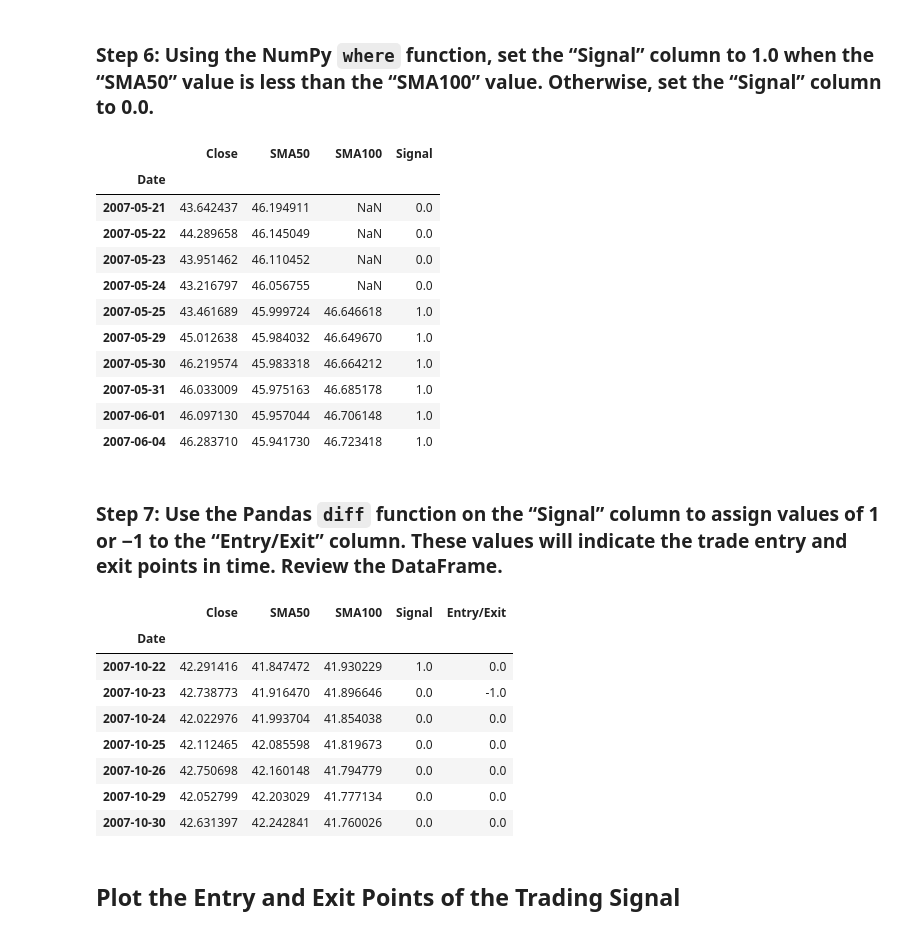
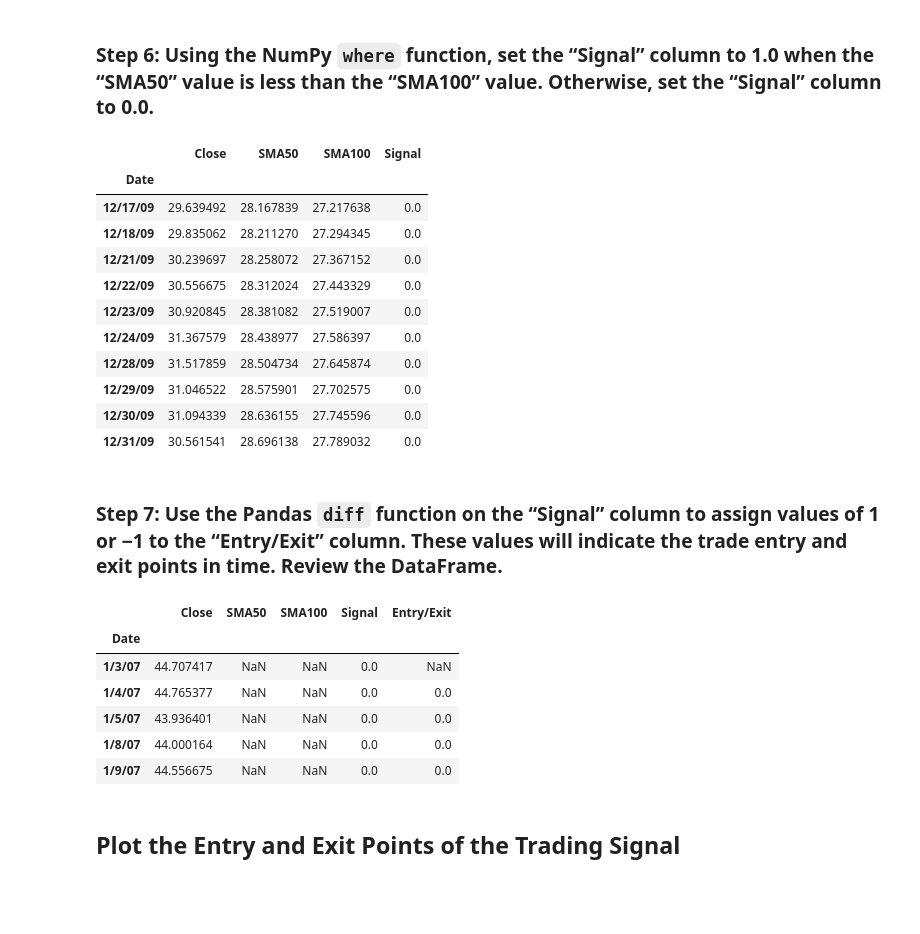
Before and after one commit to apakuki/FinTechBC-ClassActivity, a Jupyter notebook: 14/1/Activities/07-Stu_Short_Position_Algorithm/Unsolved/create_a_short_position_algorithm.ipynb, the cells around one changed output. Cells and saved outputs as stored; diff of their text form; code cells hidden in the pictures; blank space fills up the shorter version.

Commit message:
Short selling

```diff
--- a/14/1/Activities/07-Stu_Short_Position_Algorithm/Unsolved/create_a_short_position_algorithm.ipynb
+++ b/14/1/Activities/07-Stu_Short_Position_Algorithm/Unsolved/create_a_short_position_algorithm.ipynb
@@ -117,17 +114,20 @@ signals_df.hvplot()
 ### Step 3: Set the `short_window` and `long_window` variables to 50 and 100, respectively.
 # %%
 # Set the short_window (50) and long window (100) variables
-short_window = # YOUR CODE HERE
-long_window = # YOUR CODE HERE
+short_window = 50
+long_window = 100
 # %% [markdown]
 ### Step 4: Using the “Close” columns as well as the `rolling` and `mean` functions, create columns named “SMA50” and “SMA100” that contain the 50-day SMA and 100-day SMA simple moving averages, respectively. Review the DataFrame.
 # %%
 # Generate the short and long moving averages (50 and 100 days, respectively)
-signals_df['SMA50'] = # YOUR CODE HERE
-signals_df['SMA100'] = # YOUR CODE HERE
+signals_df['SMA50'] = signals_df["Close"].rolling(window=short_window).mean()
+signals_df['SMA100'] = signals_df["Close"].rolling(window=long_window).mean()
 
 # Review the DataFrame
 # YOUR CODE HERE
+
+display(signals_df.head())
+display(signals_df.tail())
 # %% [output]
 |  | Close | SMA50 | SMA100 |
 | Date |  |  |  |
@@ -140,47 +147,49 @@ signals_df['SMA100'] = # YOUR CODE HERE
 ### Step 5: Create a new column, named “Signal”, in the DataFrame, and set all its values to 0.0.
 # %%
 # Initialize the new Signal column to hold the trading signal
-signals_df['Signal'] = # YOUR CODE HERE
+signals_df['Signal'] = 0.0
 # %% [markdown]
 ### Step 6: Using the NumPy `where` function, set the “Signal” column to 1.0 when the “SMA50” value is less than the “SMA100” value. Otherwise, set the “Signal” column to 0.0.
 # %%
 # Generate the trading signal 0 or 1,
 # where 1 is the short-window (SMA50) is less than the long-window (SMA100)
-signals_df["Signal"][short_window:] = # YOUR CODE HERE
+signals_df["Signal"][short_window:] = np.where(
+    signals_df["SMA50"][short_window:] < signals_df["SMA100"][short_window:], 1.0, 0.0
+)
 
 # Review the DataFrame
 # YOUR CODE HERE
+signals_df.tail(10)
 # %% [output]
 |  | Close | SMA50 | SMA100 | Signal |
 | Date |  |  |  |  |
-| 2007-05-21 | 43.642437 | 46.194911 | NaN | 0.0 |
-| 2007-05-22 | 44.289658 | 46.145049 | NaN | 0.0 |
-| 2007-05-23 | 43.951462 | 46.110452 | NaN | 0.0 |
-| 2007-05-24 | 43.216797 | 46.056755 | NaN | 0.0 |
-| 2007-05-25 | 43.461689 | 45.999724 | 46.646618 | 1.0 |
-| 2007-05-29 | 45.012638 | 45.984032 | 46.649670 | 1.0 |
-| 2007-05-30 | 46.219574 | 45.983318 | 46.664212 | 1.0 |
-| 2007-05-31 | 46.033009 | 45.975163 | 46.685178 | 1.0 |
-| 2007-06-01 | 46.097130 | 45.957044 | 46.706148 | 1.0 |
-| 2007-06-04 | 46.283710 | 45.941730 | 46.723418 | 1.0 |
+| 12/17/09 | 29.639492 | 28.167839 | 27.217638 | 0.0 |
+| 12/18/09 | 29.835062 | 28.211270 | 27.294345 | 0.0 |
+| 12/21/09 | 30.239697 | 28.258072 | 27.367152 | 0.0 |
+| 12/22/09 | 30.556675 | 28.312024 | 27.443329 | 0.0 |
+| 12/23/09 | 30.920845 | 28.381082 | 27.519007 | 0.0 |
+| 12/24/09 | 31.367579 | 28.438977 | 27.586397 | 0.0 |
+| 12/28/09 | 31.517859 | 28.504734 | 27.645874 | 0.0 |
+| 12/29/09 | 31.046522 | 28.575901 | 27.702575 | 0.0 |
+| 12/30/09 | 31.094339 | 28.636155 | 27.745596 | 0.0 |
+| 12/31/09 | 30.561541 | 28.696138 | 27.789032 | 0.0 |
 # %% [markdown]
 ### Step 7: Use the Pandas `diff` function on the “Signal” column to assign values of 1 or &minus;1 to the “Entry/Exit” column. These values will indicate the trade entry and exit points in time. Review the DataFrame.
 # %%
 # Calculate the points in time at which a position should be taken, 1 or -1
-signals_df['Entry/Exit'] = # YOUR CODE HERE
+signals_df['Entry/Exit'] = signals_df["Signal"].diff()
 
 # Review the DataFrame
 # YOUR CODE HERE
+signals_df.head()
 # %% [output]
 |  | Close | SMA50 | SMA100 | Signal | Entry/Exit |
 | Date |  |  |  |  |  |
-| 2007-10-22 | 42.291416 | 41.847472 | 41.930229 | 1.0 | 0.0 |
-| 2007-10-23 | 42.738773 | 41.916470 | 41.896646 | 0.0 | -1.0 |
-| 2007-10-24 | 42.022976 | 41.993704 | 41.854038 | 0.0 | 0.0 |
-| 2007-10-25 | 42.112465 | 42.085598 | 41.819673 | 0.0 | 0.0 |
-| 2007-10-26 | 42.750698 | 42.160148 | 41.794779 | 0.0 | 0.0 |
-| 2007-10-29 | 42.052799 | 42.203029 | 41.777134 | 0.0 | 0.0 |
-| 2007-10-30 | 42.631397 | 42.242841 | 41.760026 | 0.0 | 0.0 |
+| 1/3/07 | 44.707417 | NaN | NaN | 0.0 | NaN |
+| 1/4/07 | 44.765377 | NaN | NaN | 0.0 | 0.0 |
+| 1/5/07 | 43.936401 | NaN | NaN | 0.0 | 0.0 |
+| 1/8/07 | 44.000164 | NaN | NaN | 0.0 | 0.0 |
+| 1/9/07 | 44.556675 | NaN | NaN | 0.0 | 0.0 |
 # %% [markdown]
 ## Plot the Entry and Exit Points of the Trading Signal
 # %% [markdown]
```
Also changed, not shown: parts of 8 cells of this notebook.
